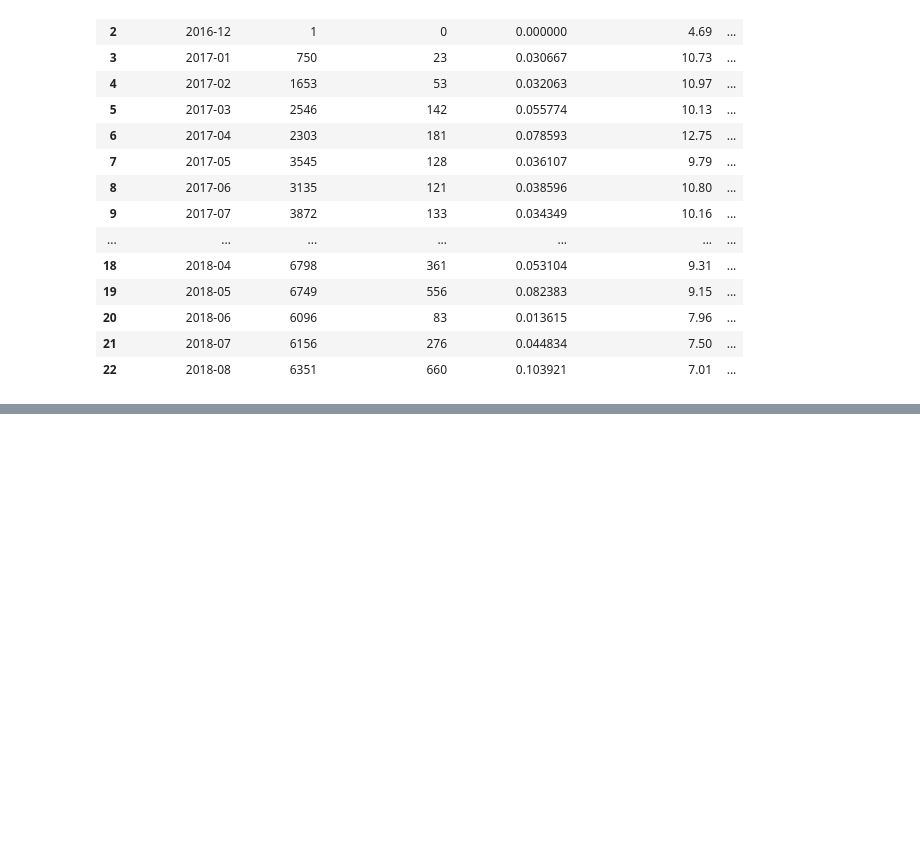
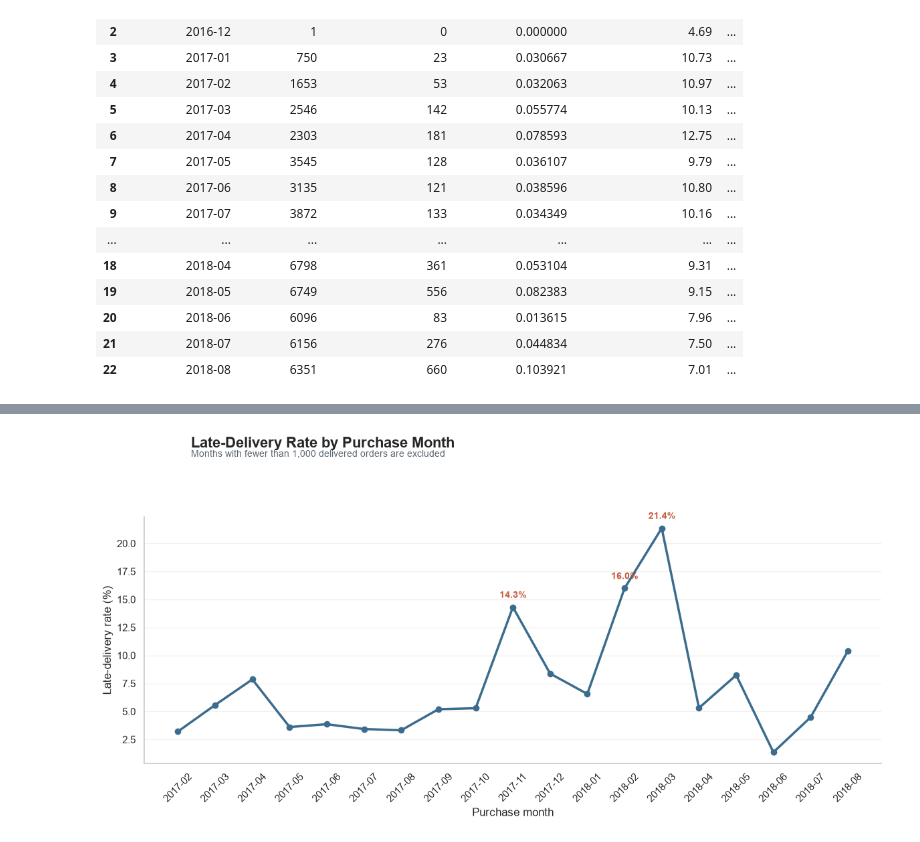
Before and after one commit to namitaramesh/ecommerce-delivery-reliability-analysis, a Jupyter notebook: notebooks/01_data_inventory.ipynb, the cells around one changed output, grey strips where cells are left out. Saved outputs shown, nothing was run; the diff lists cells and outputs as text; code cells hidden in the pictures; blank space fills up the shorter version.

Commit message:
feat: add reproducible SQL analysis and delivery findings

```diff
--- a/notebooks/01_data_inventory.ipynb
+++ b/notebooks/01_data_inventory.ipynb
@@ -1152,0 +1157,84 @@ monthly_delivery_summary
+# %%
+import matplotlib.pyplot as plt
+import seaborn as sns
+
+figures_dir = Path("../docs/figures")
+figures_dir.mkdir(parents=True, exist_ok=True)
+
+sns.set_theme(style="whitegrid")
+
+monthly_plot_data = (
+    monthly_delivery_summary
+    .loc[
+        monthly_delivery_summary["order_count"] >= 1_000
+    ]
+    .copy()
+)
+
+fig, ax = plt.subplots(figsize=(12, 6))
+
+ax.plot(
+    monthly_plot_data["purchase_month"],
+    monthly_plot_data["late_delivery_rate_pct"],
+    color="#3B6C8E",
+    linewidth=2.5,
+    marker="o",
+    markersize=6
+)
+
+peak_months = monthly_plot_data.nlargest(
+    3,
+    "late_delivery_rate_pct"
+)
+
+for _, row in peak_months.iterrows():
+    ax.annotate(
+        f'{row["late_delivery_rate_pct"]:.1f}%',
+        (row["purchase_month"], row["late_delivery_rate_pct"]),
+        xytext=(0, 10),
+        textcoords="offset points",
+        ha="center",
+        fontsize=10,
+        fontweight="bold",
+        color="#C75C3C"
+    )
+
+fig.suptitle(
+    "Late-Delivery Rate by Purchase Month",
+    x=0.125,
+    y=0.98,
+    ha="left",
+    fontsize=16,
+    fontweight="bold"
+)
+
+fig.text(
+    0.125,
+    0.93,
+    "Months with fewer than 1,000 delivered orders are excluded",
+    ha="left",
+    fontsize=10,
+    color="#5A6772"
+)
+
+ax.set_xlabel("Purchase month")
+ax.set_ylabel("Late-delivery rate (%)")
+
+ax.tick_params(axis="x", rotation=45)
+
+ax.spines["top"].set_visible(False)
+ax.spines["right"].set_visible(False)
+
+ax.grid(axis="y", alpha=0.25)
+ax.grid(axis="x", visible=False)
+
+plt.tight_layout(rect=[0, 0, 1, 0.88])
+
+figure_path = figures_dir / "late_delivery_rate_over_time.png"
+plt.savefig(figure_path, dpi=300, bbox_inches="tight")
+
+plt.show()
+
+print(f"Saved figure to: {figure_path}")
+# %% [output]
+[figure, added]
```
Also changed, not shown: parts of 11 cells of this notebook, 5 other files.
